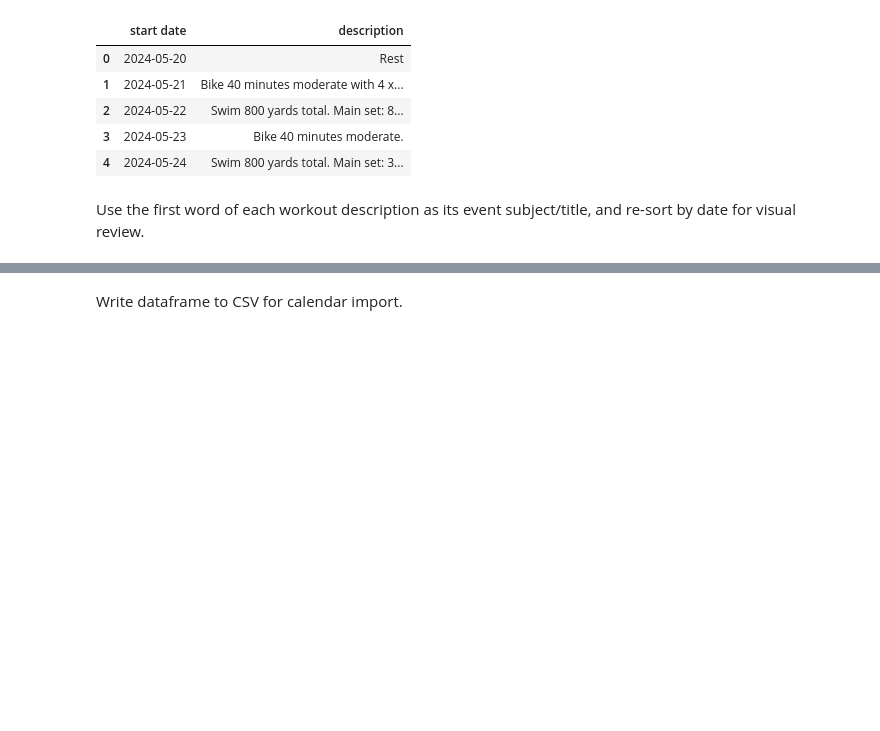
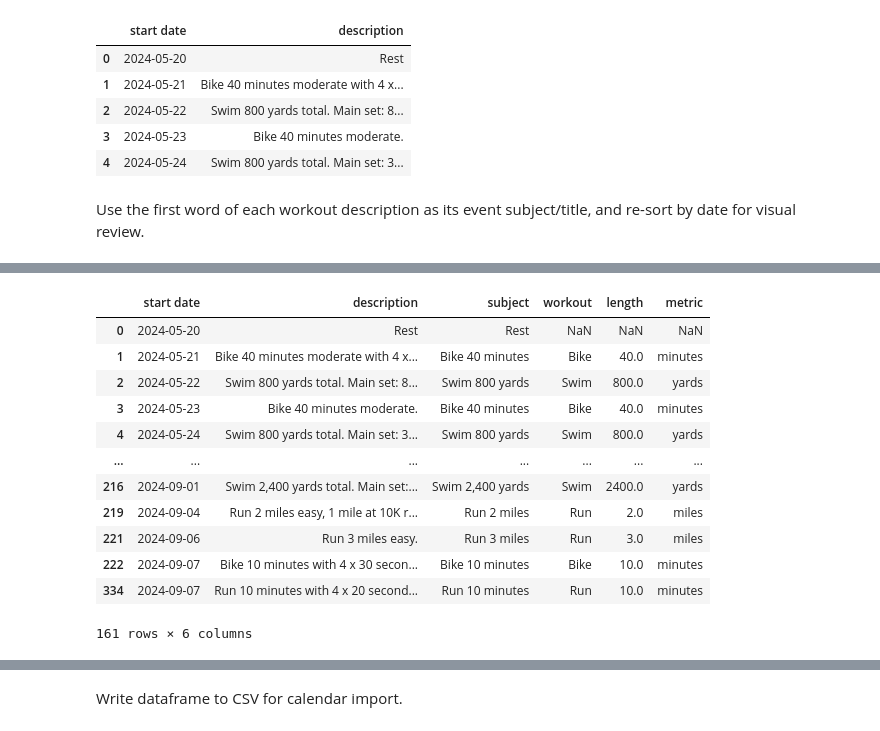
Before and after one commit to chaserobertson/misc, a Jupyter notebook: triathlon-training.ipynb, the cells around one changed output, grey strips where cells are left out. Cells and saved outputs as stored; diff of their text form; code cells hidden in the pictures; blank space fills up the shorter version.

```diff
--- a/triathlon-training.ipynb
+++ b/triathlon-training.ipynb
@@ -90 +90,21 @@ pivot_reduced.sort_values('start date')
 161 rows × 3 columns
+# %%
+wo_index = ~pivot_reduced['subject'].isin({'Rest', 'RACE DAY'})
+pivot_reduced.loc[wo_index, 'workout'] = [x[0] for x in pivot_reduced[wo_index]['description'].str.split()]
+pivot_reduced.loc[wo_index, 'length'] = [float(x[1].replace(',', '')) for x in pivot_reduced[wo_index]['description'].str.split()]
+pivot_reduced.loc[wo_index, 'metric'] = [x[2] for x in pivot_reduced[wo_index]['description'].str.split()]
+pivot_reduced
+# %% [output]
+|  | start date | description | subject | workout | length | metric |
+| 0 | 2024-05-20 | Rest | Rest | NaN | NaN | NaN |
+| 1 | 2024-05-21 | Bike 40 minutes moderate with 4 x... | Bike 40 minutes | Bike | 40.0 | minutes |
+| 2 | 2024-05-22 | Swim 800 yards total. Main set: 8... | Swim 800 yards | Swim | 800.0 | yards |
+| 3 | 2024-05-23 | Bike 40 minutes moderate. | Bike 40 minutes | Bike | 40.0 | minutes |
+| 4 | 2024-05-24 | Swim 800 yards total. Main set: 3... | Swim 800 yards | Swim | 800.0 | yards |
+| ... | ... | ... | ... | ... | ... | ... |
+| 216 | 2024-09-01 | Swim 2,400 yards total. Main set:... | Swim 2,400 yards | Swim | 2400.0 | yards |
+| 219 | 2024-09-04 | Run 2 miles easy, 1 mile at 10K r... | Run 2 miles | Run | 2.0 | miles |
+| 221 | 2024-09-06 | Run 3 miles easy. | Run 3 miles | Run | 3.0 | miles |
+| 222 | 2024-09-07 | Bike 10 minutes with 4 x 30 secon... | Bike 10 minutes | Bike | 10.0 | minutes |
+| 334 | 2024-09-07 | Run 10 minutes with 4 x 20 second... | Run 10 minutes | Run | 10.0 | minutes |
+161 rows × 6 columns
```
Also changed, not shown: parts of 2 cells of this notebook.
